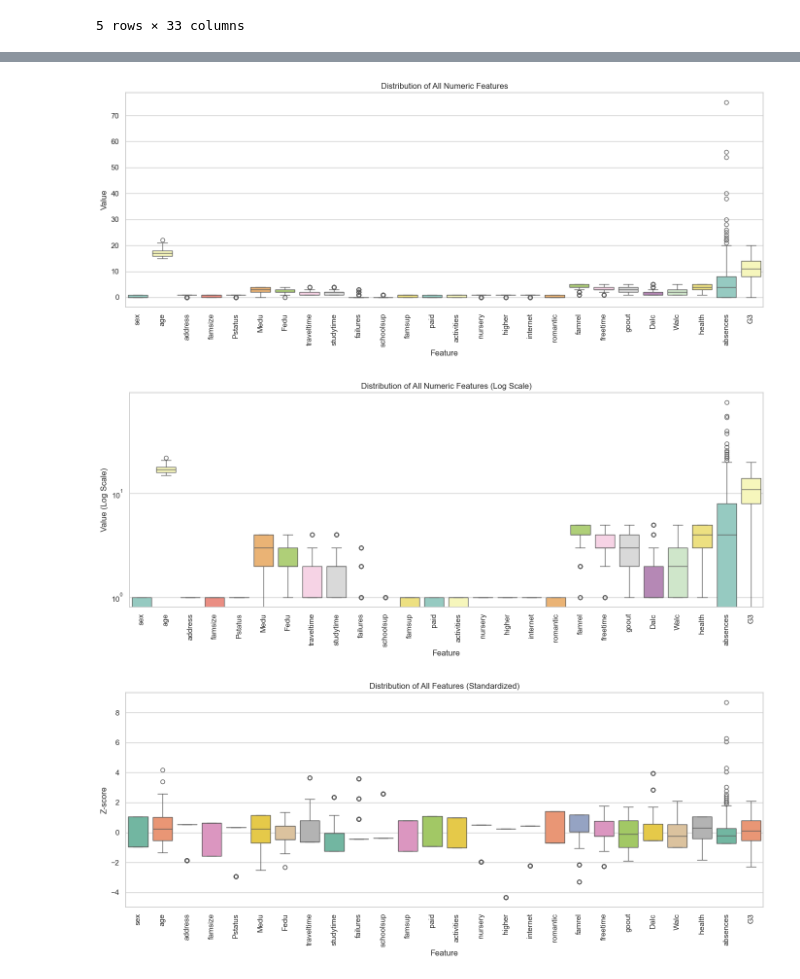
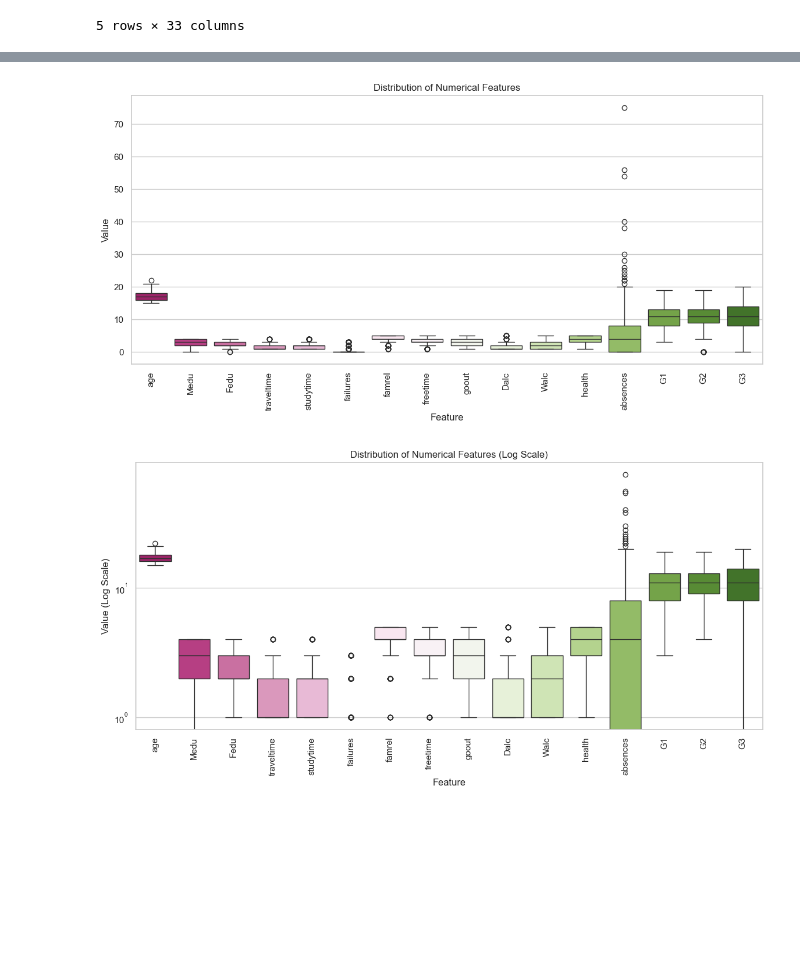
Before and after one commit to Ariana-Elahi/ML-Final-Project, a Jupyter notebook: eda.ipynb, the cells around one changed output, grey strips where cells are left out. Cells and saved outputs as stored; diff of their text form; code cells hidden in the pictures; blank space fills up the shorter version.

Commit message:
cleaning up + better visuals + fixed parameters

```diff
--- a/eda.ipynb
+++ b/eda.ipynb
@@ -22,15 +22,3 @@ df.head()
 | 3 | GP | F | 15 | U | GT3 | T | 4 | 2 | health | services | ... | ... |
 | 4 | GP | F | 16 | U | GT3 | T | 3 | 3 | other | other | ... | ... |
 5 rows × 33 columns
-# %%
-# Data Cleaning and preprocessing- turning categorical data to quantative to make easier for some explorations
-
-# Binary Encoding for yes/no and binary features
-binary_columns = ['sex', 'address', 'famsize', 'Pstatus', 'schoolsup', 'famsup',
-                  'paid', 'activities', 'nursery', 'higher', 'internet', 'romantic']
-
-for col in binary_columns:
-    df[col] = df[col].map({'yes': 1, 'no': 0, 'F': 0, 'M': 1, 'U': 1, 'R': 0, 'LE3': 0, 'GT3': 1, 'T': 1, 'A': 0})
-
-# One-Hot Encoding for nominal categorical variables
-df = pd.get_dummies(df, columns=['school', 'Mjob', 'Fjob', 'reason', 'guardian'], drop_first=True)
@@ -63,6 +25,3 @@ plt.show()
-# %%
-#dropping G1 and G2 for rest of analysis since we know we want to drop these
-df = df.drop(columns=['G1', 'G2'])
 # %%
 #shows us the basic statistics
 df.describe()
@@ -101,57 +99,30 @@ dtype: object
+# %%
+#selecting numerical columns only
+numerical_cols = df.select_dtypes(include='number').columns.tolist()
+# %%
+#change formatting to allow for plotting by feature
+formatted_df = df[numerical_cols].melt(var_name='Feature', value_name='Value')
 # %%
-import matplotlib.pyplot as plt
-import seaborn as sns
-import warnings
-warnings.filterwarnings("ignore")
-
-#selects all numerical features
-numeric_cols = df.select_dtypes(include='number').columns.tolist()
-
-melted_all = df[numeric_cols].melt(var_name='Feature', value_name='Value')
-
+#plotting feature distribution boxplots on same plot
 plt.figure(figsize=(14, 6))
-sns.boxplot(data=melted_all, x='Feature', y='Value', palette='Set3')
+sns.boxplot(data=formatted_df, x='Feature', y='Value', palette='PiYG')
 plt.xticks(rotation=90)
-plt.title('Distribution of All Numeric Features')
+plt.title('Distribution of Numerical Features')
 plt.xlabel('Feature')
 plt.ylabel('Value')
-plt.tight_layout()
 plt.show()
 # %% [output]
-[figure, old version]
+[figure, new version]
 # %%
-#using log scale in order to see data better for each boxplot
-
-numeric_cols = df.select_dtypes(include='number').columns.tolist()
-
-melted_all = df[numeric_cols].melt(var_name='Feature', value_name='Value')
-
+#plotting feature distribution boxplots on same plot- log scale version in order to see distribution differences better
+#easier to see skewed data/outliers
 plt.figure(figsize=(14, 6))
-sns.boxplot(data=melted_all, x='Feature', y='Value', palette='Set3')
-plt.yscale('log')  # Set log scale for y-axis
+sns.boxplot(data=formatted_df, x='Feature', y='Value', palette='PiYG')
+plt.yscale('log') #change to log scale
 plt.xticks(rotation=90)
-plt.title('Distribution of All Numeric Features (Log Scale)')
+plt.title('Distribution of Numerical Features (Log Scale)')
 plt.xlabel('Feature')
 plt.ylabel('Value (Log Scale)')
-plt.tight_layout()
 plt.show()
 # %% [output]
-[figure, old version]
+[figure, new version]
-# %%
-#compare to scaling the data
-from sklearn.preprocessing import StandardScaler
-
-normalized = pd.DataFrame(StandardScaler().fit_transform(df[numeric_cols]), columns=numeric_cols)
-
-melted_norm = normalized.melt(var_name='Feature', value_name='Value')
-
-plt.figure(figsize=(14, 6))
-sns.boxplot(data=melted_norm, x='Feature', y='Value', palette='Set2')
-plt.xticks(rotation=90)
-plt.title('Distribution of All Features (Standardized)')
-plt.xlabel('Feature')
-plt.ylabel('Z-score')
-plt.tight_layout()
-plt.show()
-# %% [output]
-[figure, removed]
```
Also changed, not shown: parts of 8 cells of this notebook, 10 other files.
